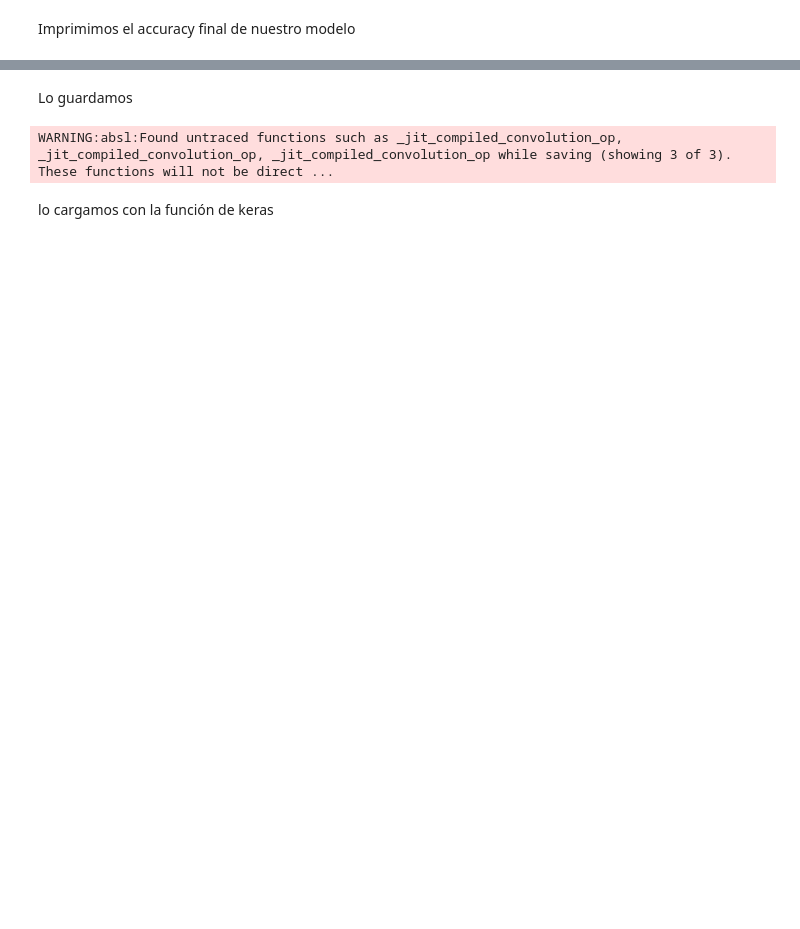
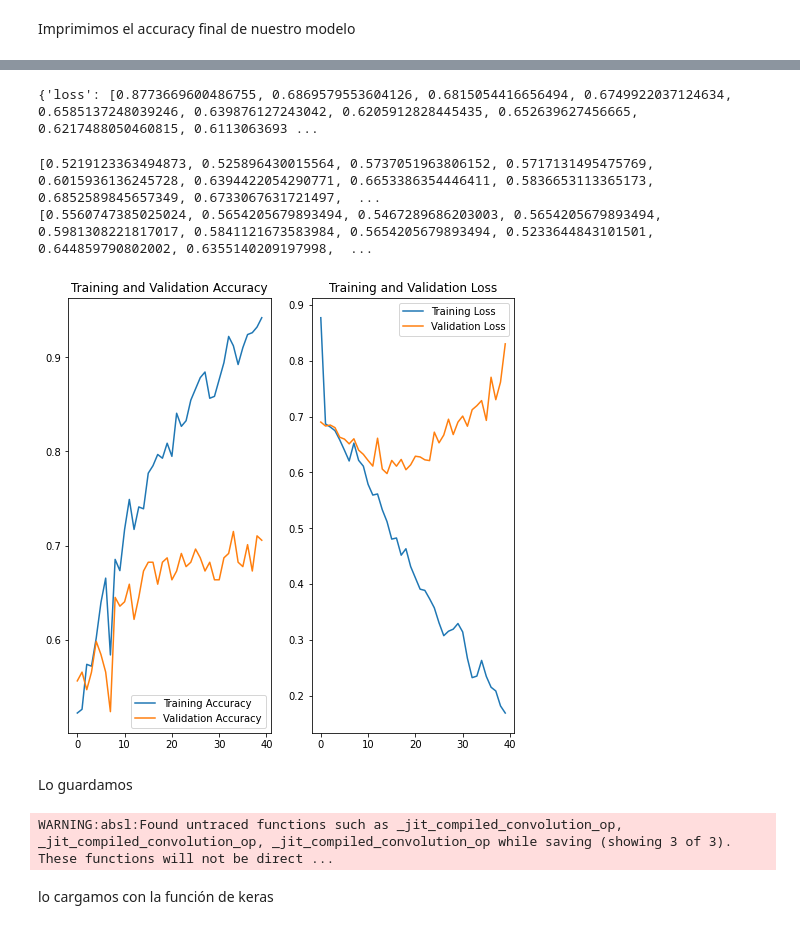
Before and after one commit to A01750632/Implementacion-de-un-modelo-de-deep-learning, a Jupyter notebook: Momento2Modelo2.ipynb, the cells around one changed output, grey strips where cells are left out. Cells and saved outputs as stored; diff of their text form; code cells hidden in the pictures; blank space fills up the shorter version.

```diff
--- a/Momento2Modelo2.ipynb
+++ b/Momento2Modelo2.ipynb
@@ -332,11 +375,13 @@ Entrenamos el modelo
 # %%
 steps_per_epoch = np.ceil(train_generator.samples/train_generator.batch_size)
 val_steps_per_epoch = np.ceil(valid_generator.samples/valid_generator.batch_size)
+epochs = 40
 
 new_hist = new_model.fit(
     train_generator,
-    epochs=15,
+    epochs=epochs,
     verbose=1,
+    callbacks=[callback],
     steps_per_epoch=steps_per_epoch,
     validation_data=valid_generator,
     validation_steps=val_steps_per_epoch).history
@@ -371,3 +416,35 @@ Final accuracy: 72.12%
+# %%
+print(new_hist)
+# %% [output]
+{'loss': [0.8773669600486755, 0.6869579553604126, 0.6815054416656494, 0.6749922037124634, 0.6585137248039246, 0.639876127243042, 0.6205912828445435, 0.652639627456665, 0.6217488050460815, 0.6113063693 ...
+# %%
+acc = new_hist['acc']
+print(new_hist['acc'])
+print(new_hist['val_acc'])
+val_acc = new_hist['val_acc']
+
+loss = new_hist['loss']
+val_loss = new_hist['val_loss']
+
+epochs_range = range(len(new_hist.get("loss")))
+
+plt.figure(figsize=(8, 8))
+plt.subplot(1, 2, 1)
+plt.plot(epochs_range, acc, label='Training Accuracy')
+plt.plot(epochs_range, val_acc, label='Validation Accuracy')
+plt.legend(loc='lower right')
+plt.title('Training and Validation Accuracy')
+
+plt.subplot(1, 2, 2)
+plt.plot(epochs_range, loss, label='Training Loss')
+plt.plot(epochs_range, val_loss, label='Validation Loss')
+plt.legend(loc='upper right')
+plt.title('Training and Validation Loss')
+plt.show()
+# %% [output]
+[0.5219123363494873, 0.525896430015564, 0.5737051963806152, 0.5717131495475769, 0.6015936136245728, 0.6394422054290771, 0.6653386354446411, 0.5836653113365173, 0.6852589845657349, 0.6733067631721497,  ...
+[0.5560747385025024, 0.5654205679893494, 0.5467289686203003, 0.5654205679893494, 0.5981308221817017, 0.5841121673583984, 0.5654205679893494, 0.5233644843101501, 0.644859790802002, 0.6355140209197998,  ...
+[figure, added]
 # %% [markdown]
 Lo guardamos
 # %%
```
Also changed, not shown: parts of 19 cells of this notebook.
